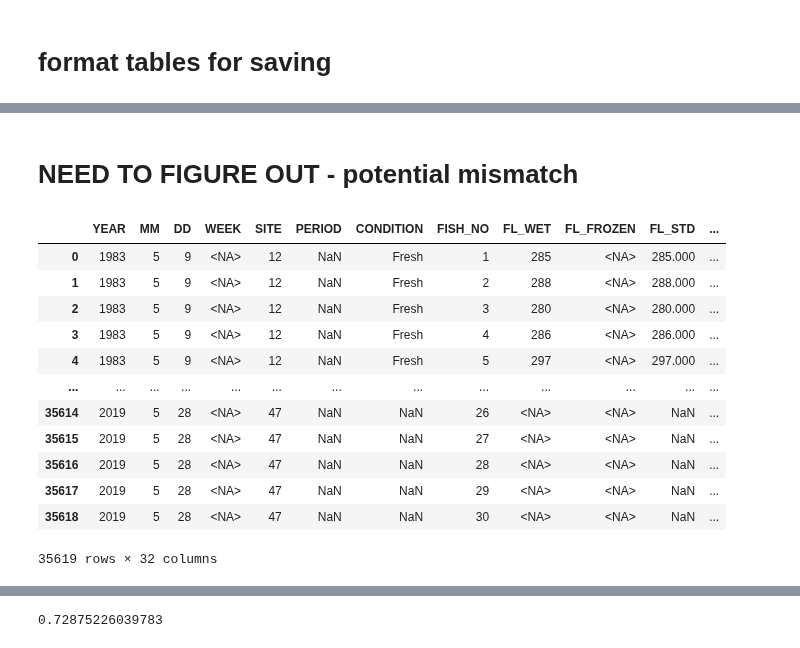
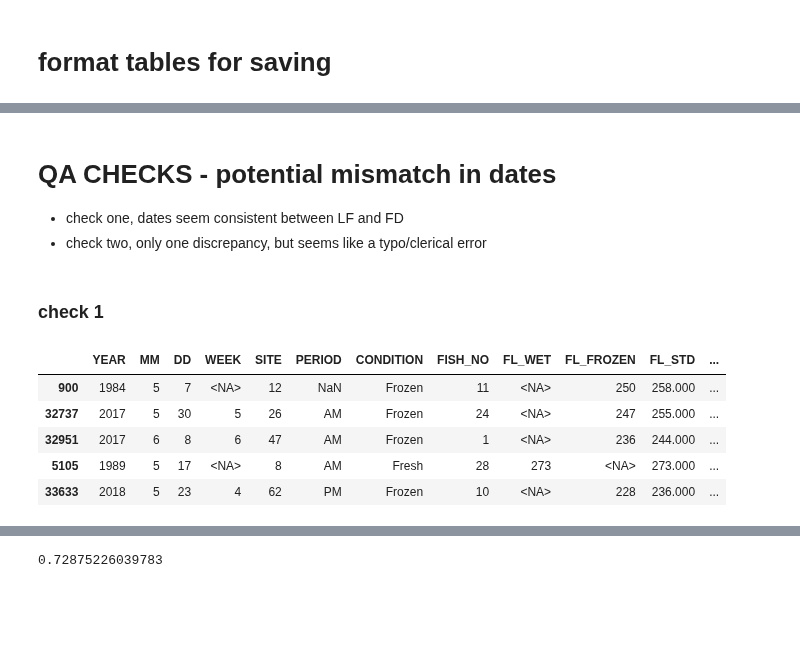
Before and after one commit to dfo-gulf-science/Gaspereau, a Jupyter notebook: 8. Data Wrangling - matching and creating tables.ipynb, the cells around one changed output, grey strips where cells are left out. Saved outputs shown, nothing was run; the diff lists cells and outputs as text; code cells hidden in the pictures; blank space fills up the shorter version.

Commit message:
QA check of dates, look good after 2 tests

```diff
--- a/8. Data Wrangling - matching and creating tables.ipynb
+++ b/8. Data Wrangling - matching and creating tables.ipynb
@@ -388,20 +388,17 @@ gaspereau_fishdetails.sample(5)
 # %% [markdown]
-# NEED TO FIGURE OUT - potential mismatch
+# QA CHECKS - potential mismatch in dates
+* check one, dates seem consistent between LF and FD
+* check two, only one discrepancy, but seems like a typo/clerical error
+# %% [markdown]
+### check 1
 # %%
 #TODO: figure out if year, mm, dd is the day the sample was collected. IF NOT SAMPLE_ID IS WRONG
-df_FD
+df_FD.sample(5)
 # %% [output]
 |  | YEAR | MM | DD | WEEK | SITE | PERIOD | CONDITION | FISH_NO | FL_WET | FL_FROZEN | FL_STD | ... |
-| 0 | 1983 | 5 | 9 | <NA> | 12 | NaN | Fresh | 1 | 285 | <NA> | 285.000 | ... |
-| 1 | 1983 | 5 | 9 | <NA> | 12 | NaN | Fresh | 2 | 288 | <NA> | 288.000 | ... |
-| 2 | 1983 | 5 | 9 | <NA> | 12 | NaN | Fresh | 3 | 280 | <NA> | 280.000 | ... |
-| 3 | 1983 | 5 | 9 | <NA> | 12 | NaN | Fresh | 4 | 286 | <NA> | 286.000 | ... |
-| 4 | 1983 | 5 | 9 | <NA> | 12 | NaN | Fresh | 5 | 297 | <NA> | 297.000 | ... |
-| ... | ... | ... | ... | ... | ... | ... | ... | ... | ... | ... | ... | ... |
-| 35614 | 2019 | 5 | 28 | <NA> | 47 | NaN | NaN | 26 | <NA> | <NA> | NaN | ... |
-| 35615 | 2019 | 5 | 28 | <NA> | 47 | NaN | NaN | 27 | <NA> | <NA> | NaN | ... |
-| 35616 | 2019 | 5 | 28 | <NA> | 47 | NaN | NaN | 28 | <NA> | <NA> | NaN | ... |
-| 35617 | 2019 | 5 | 28 | <NA> | 47 | NaN | NaN | 29 | <NA> | <NA> | NaN | ... |
-| 35618 | 2019 | 5 | 28 | <NA> | 47 | NaN | NaN | 30 | <NA> | <NA> | NaN | ... |
+| 900 | 1984 | 5 | 7 | <NA> | 12 | NaN | Frozen | 11 | <NA> | 250 | 258.000 | ... |
+| 32737 | 2017 | 5 | 30 | 5 | 26 | AM | Frozen | 24 | <NA> | 247 | 255.000 | ... |
+| 32951 | 2017 | 6 | 8 | 6 | 47 | AM | Frozen | 1 | <NA> | 236 | 244.000 | ... |
+| 5105 | 1989 | 5 | 17 | <NA> | 8 | AM | Fresh | 28 | 273 | <NA> | 273.000 | ... |
+| 33633 | 2018 | 5 | 23 | 4 | 62 | PM | Frozen | 10 | <NA> | 228 | 236.000 | ... |
-35619 rows × 32 columns
 # %%
```
Also changed, not shown: parts of 24 cells of this notebook.
